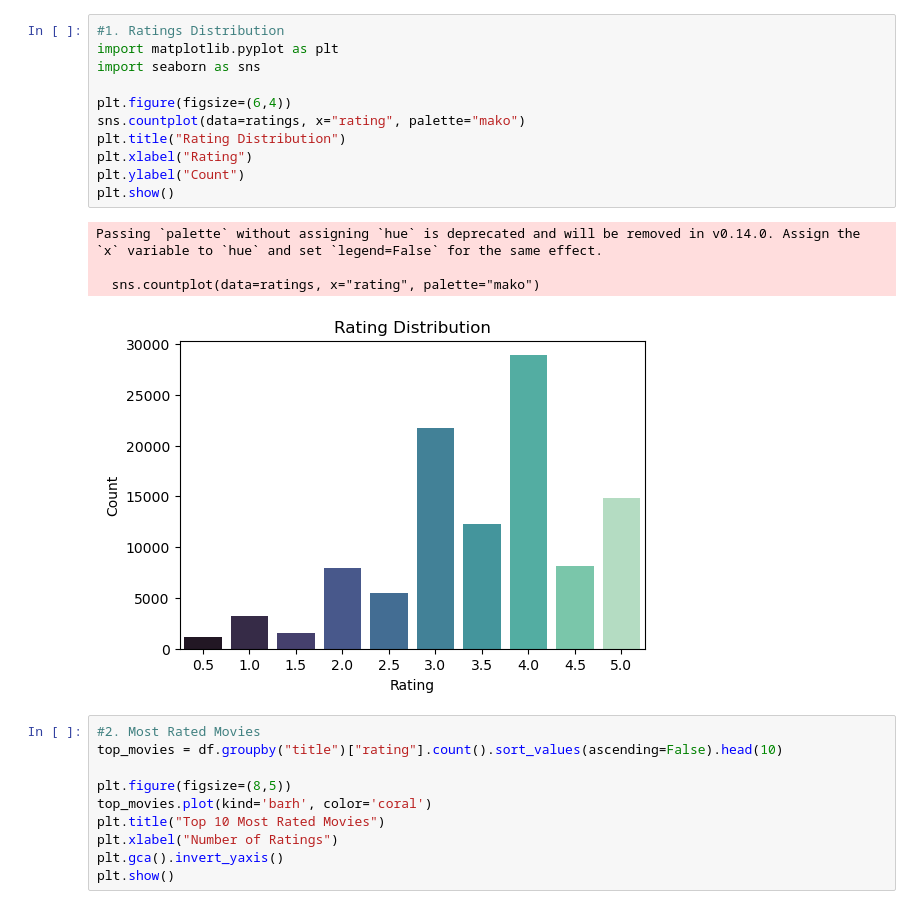
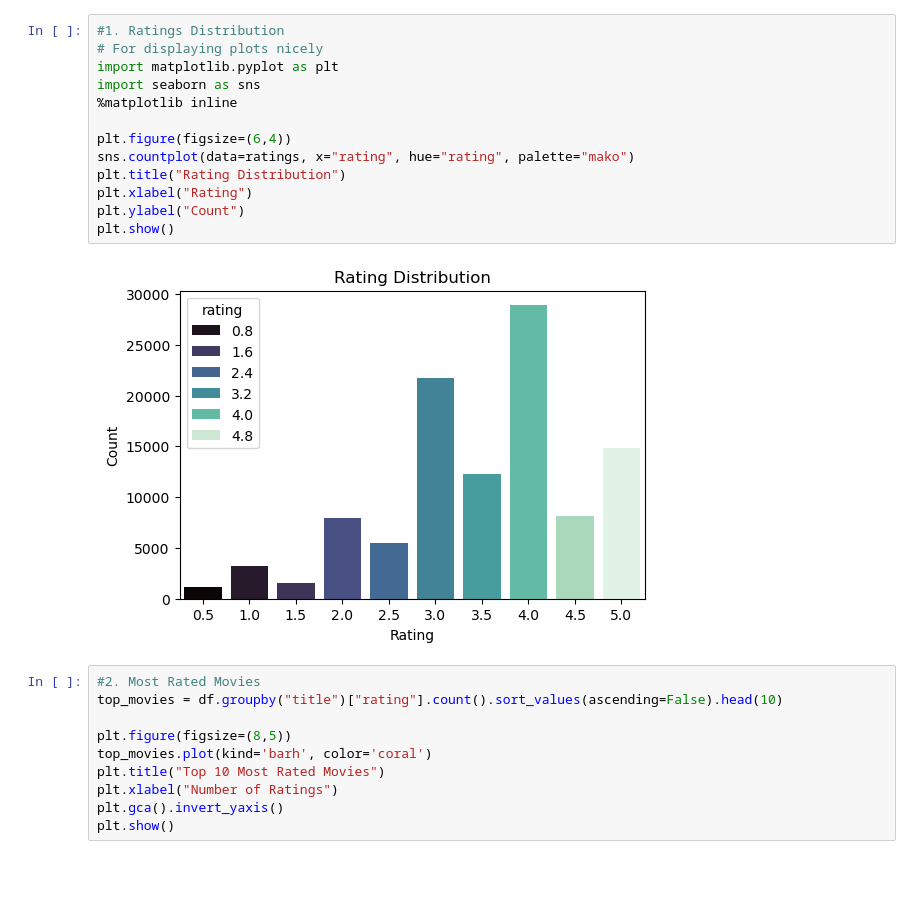
Before and after one commit to padmabhushanpagare/movie-recommendation, a Jupyter notebook: notebooks/01eda 2.ipynb, the cells around one changed output. Drawn from its saved outputs; the diff is of its cells as text; blank space fills up the shorter version.

```diff
--- a/notebooks/01eda 2.ipynb
+++ b/notebooks/01eda 2.ipynb
@@ -30,20 +28,19 @@ Movies shape: (10329, 3)
 | 4 | 1 | 50 | 4.0 | 1217896523 | Usual Suspects, The (1995) | Crime|Mystery|Thriller |
 # %%
 #1. Ratings Distribution
+# For displaying plots nicely
 import matplotlib.pyplot as plt
 import seaborn as sns
+%matplotlib inline
 
 plt.figure(figsize=(6,4))
-sns.countplot(data=ratings, x="rating", palette="mako")
+sns.countplot(data=ratings, x="rating", hue="rating", palette="mako")
 plt.title("Rating Distribution")
 plt.xlabel("Rating")
 plt.ylabel("Count")
 plt.show()
 # %% [output]
-Passing `palette` without assigning `hue` is deprecated and will be removed in v0.14.0. Assign the `x` variable to `hue` and set `legend=False` for the same effect.
-
-  sns.countplot(data=ratings, x="rating", palette="mako")
-[figure, old version]
+[figure, new version]
 # %%
 #2. Most Rated Movies
 top_movies = df.groupby("title")["rating"].count().sort_values(ascending=False).head(10)
```
Also changed, not shown: parts of 2 cells of this notebook, 4 other files.
